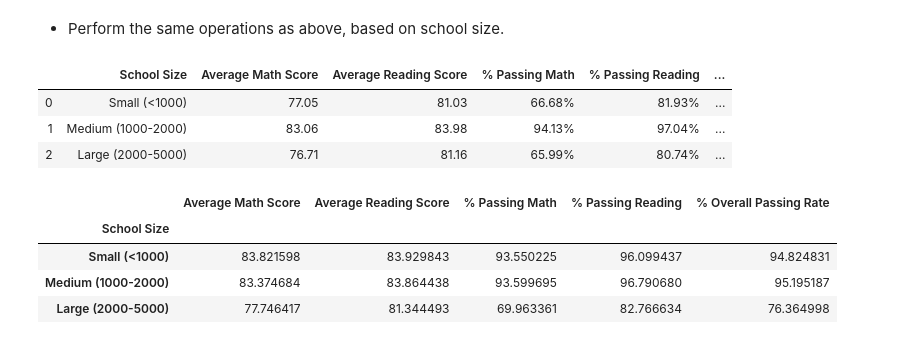
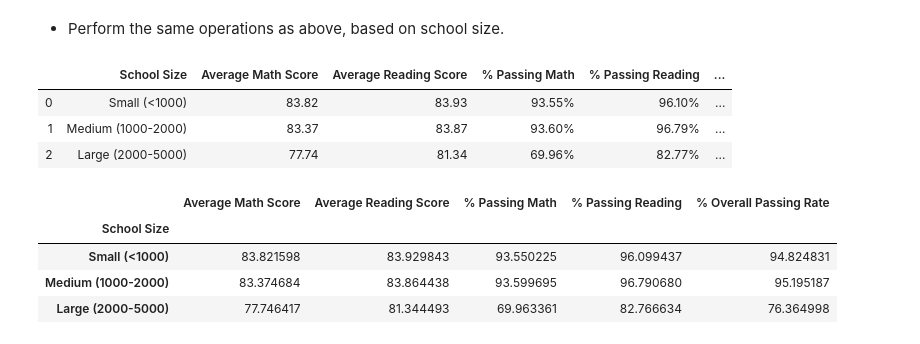
Before and after one commit to nate1mace/pandas-challenge, a Jupyter notebook: Instructions/PyCitySchools/PyCitySchools_starter.ipynb, the cells around one changed output. Saved outputs shown, nothing was run; the diff lists cells and outputs as text; code cells hidden in the pictures.

```diff
--- a/Instructions/PyCitySchools/PyCitySchools_starter.ipynb
+++ b/Instructions/PyCitySchools/PyCitySchools_starter.ipynb
@@ -130,9 +130,9 @@ df_schools['budget'] = df_schools['budget'].map("${:,}".format)
 df_schools['Budget per Student'] = budget_per.map("${:.0f}".format)
 df_schools['Average Math Score'] = av_math.map("{:.2f}".format)
 df_schools['Average Reading Score'] = av_read.map("{:.2f}".format)
-df_schools['% Passing Math'] = pc_math_pass.map("{:.2f}%".format)
-df_schools['% Passing Reading'] = pc_read_pass.map("{:.2f}%".format)
-df_schools['% Overall Passing Rate'] = pc_both_pass.map("{:.2f}%".format)
+df_schools['% Passing Math'] = pc_math_pass #.map("{:.2f}%".format)
+df_schools['% Passing Reading'] = pc_read_pass #.map("{:.2f}%".format)
+df_schools['% Overall Passing Rate'] = pc_both_pass #.map("{:.2f}%".format)
 df_schools.drop(['student_name','math_score','reading_score'], axis = 1, inplace = True)
 df_schools.rename(columns={"school_name": "School Name",
                            "type": "School Type",
@@ -317,33 +316,36 @@ school_sizes = ["Small (<1000)", "Medium (1000-2000)", "Large (2000-5000)"]
 # %%
 df_schools_new['Tot_Students'] = tot_stu_per_school
 
-df_schools_new["School Size"] = pd.cut(df_schools['Tot_Students'], size_bins, labels= school_sizes)
+df_schools_new["School Size"] = pd.cut(df_schools_new['Tot_Students'], size_bins, labels = school_sizes)
 
 size_brack = df_schools_new.groupby('School Size').agg({
     'Average Math Score':'mean',
     'Average Reading Score':'mean',
     'student_name_x':'mean',
     'student_name_y':'mean',
     'Overall Passing Rate':'mean'
 }).reset_index()
 
 size_brack = size_brack.rename(columns = {
     'student_name_x':'% Passing Math',
     'student_name_y':'% Passing Reading'
 })
 
-size_brack['Average Math Score'] = av_math.map("{:.2f}".format)
-size_brack['Average Reading Score'] = av_read.map("{:.2f}".format)
-size_brack['% Passing Math'] = pc_math_pass.map("{:.2f}%".format)
-size_brack['% Passing Reading'] = pc_read_pass.map("{:.2f}%".format)
-size_brack['Overall Passing Rate'] = pc_both_pass.map("{:.2f}%".format)
+size_brack['Average Math Score'] = size_brack['Average Math Score'].map("{:.2f}".format)
+size_brack['Average Reading Score'] = size_brack['Average Reading Score'].map("{:.2f}".format)
+size_brack['% Passing Math'] = size_brack['% Passing Math'].map("{:.2f}%".format)
+size_brack['% Passing Reading'] = size_brack['% Passing Reading'].map("{:.2f}%".format)
+size_brack['Overall Passing Rate'] = size_brack['Overall Passing Rate'].map("{:.2f}%".format)
 
 size_brack
+# print(df_schools_new.dtypes)
+# df_schools_math = df_schools_new.groupby('School Size').mean()
+# df_schools_math
 # %% [output]
 |  | School Size | Average Math Score | Average Reading Score | % Passing Math | % Passing Reading | ... |
-| 0 | Small (<1000) | 77.05 | 81.03 | 66.68% | 81.93% | ... |
-| 1 | Medium (1000-2000) | 83.06 | 83.98 | 94.13% | 97.04% | ... |
-| 2 | Large (2000-5000) | 76.71 | 81.16 | 65.99% | 80.74% | ... |
+| 0 | Small (<1000) | 83.82 | 83.93 | 93.55% | 96.10% | ... |
+| 1 | Medium (1000-2000) | 83.37 | 83.87 | 93.60% | 96.79% | ... |
+| 2 | Large (2000-5000) | 77.74 | 81.34 | 69.96% | 82.77% | ... |
 # %%
 # %% [output]
 |  | Average Math Score | Average Reading Score | % Passing Math | % Passing Reading | % Overall Passing Rate |
```
Also changed, not shown: parts of 3 cells of this notebook.
